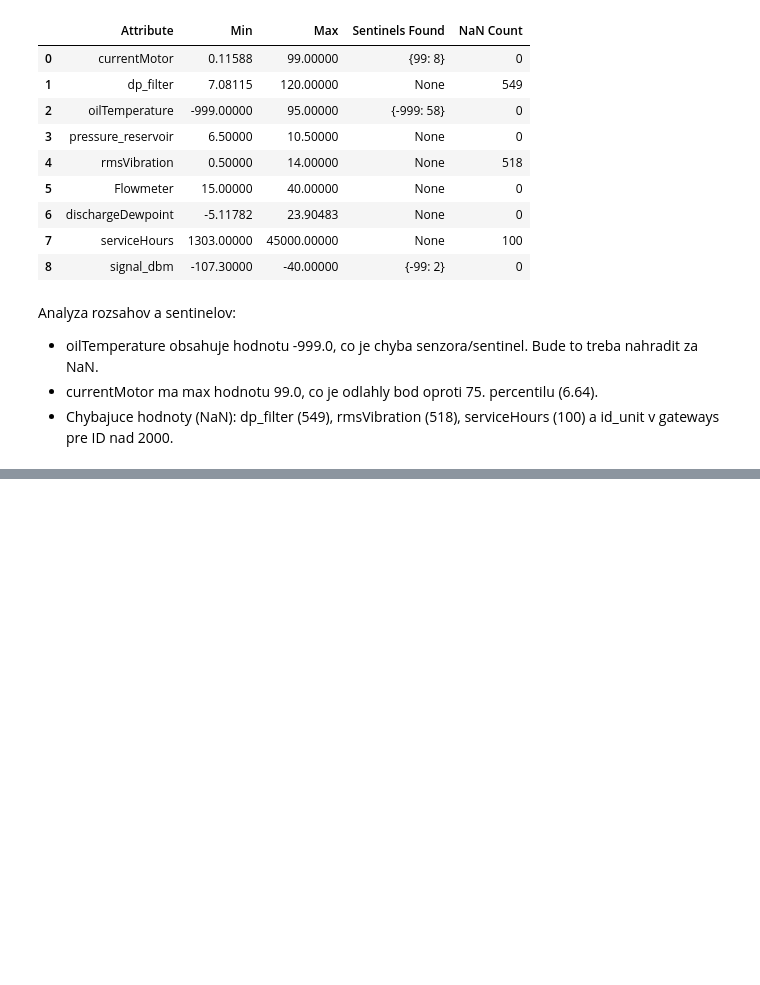
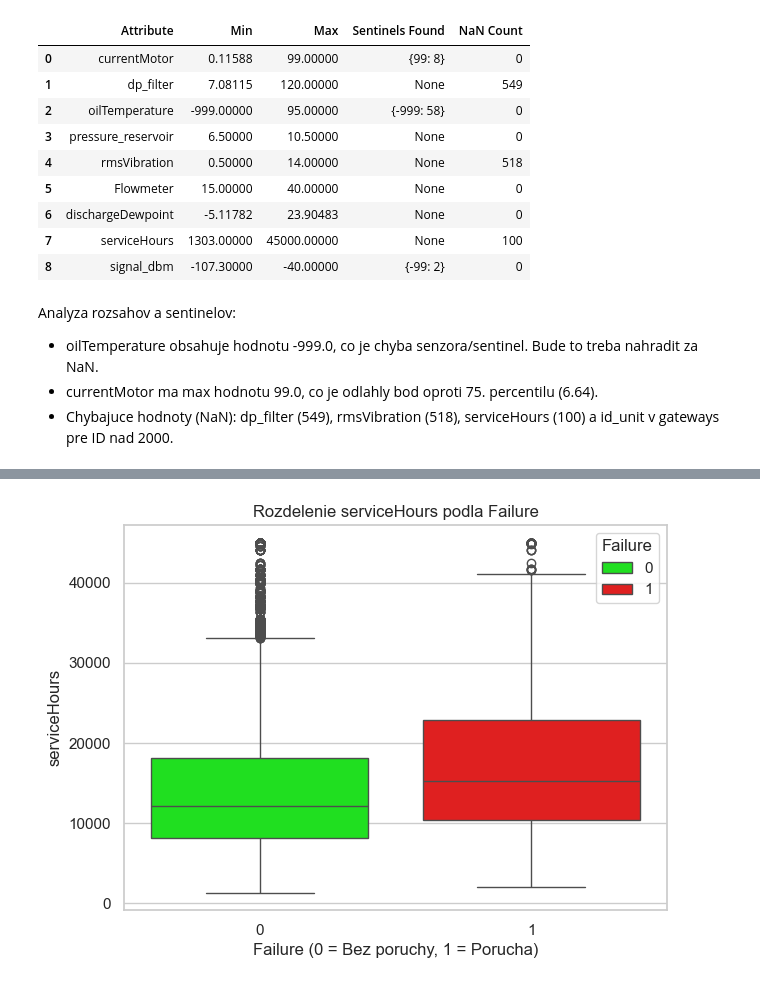
Before and after one commit to Walorean/Iau_project, a Jupyter notebook: test.ipynb, the cells around one changed output, grey strips where cells are left out. Drawn from its saved outputs; the diff is of its cells as text; code cells hidden in the pictures; blank space fills up the shorter version.

```diff
--- a/test.ipynb
+++ b/test.ipynb
@@ -507,0 +570,19 @@ Analyza rozsahov a sentinelov:
+# %%
+# prepojenie tabuliek data_2 a data_3 cez id_unit
+data_2['id_unit_num'] = data_2['id_unit'].str[1:].astype(int)
+df_merged = data_2.merge(data_3, left_on='id_unit_num', right_index=True)
+# %%
+plt.figure(figsize=(7, 5))
+sns.boxplot(
+    data=df_merged,
+    x='Failure',
+    y='serviceHours',
+    hue='Failure',
+    palette=['#00FF00', '#ff0000']
+)
+plt.title('Rozdelenie serviceHours podla Failure')
+plt.xlabel('Failure (0 = Bez poruchy, 1 = Porucha)')
+plt.ylabel('serviceHours')
+plt.show()
+# %% [output]
+[figure, added]
```
Also changed, not shown: parts of 14 cells of this notebook.
